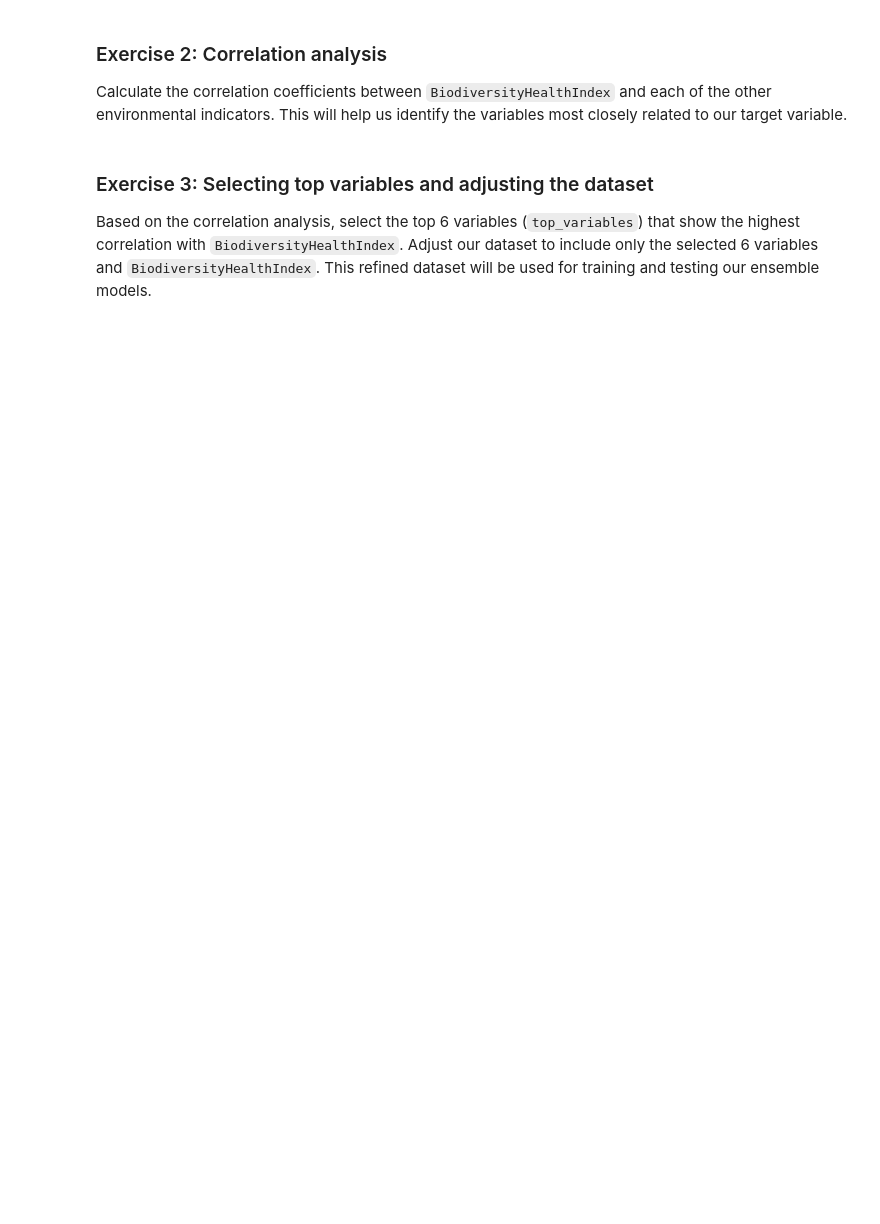
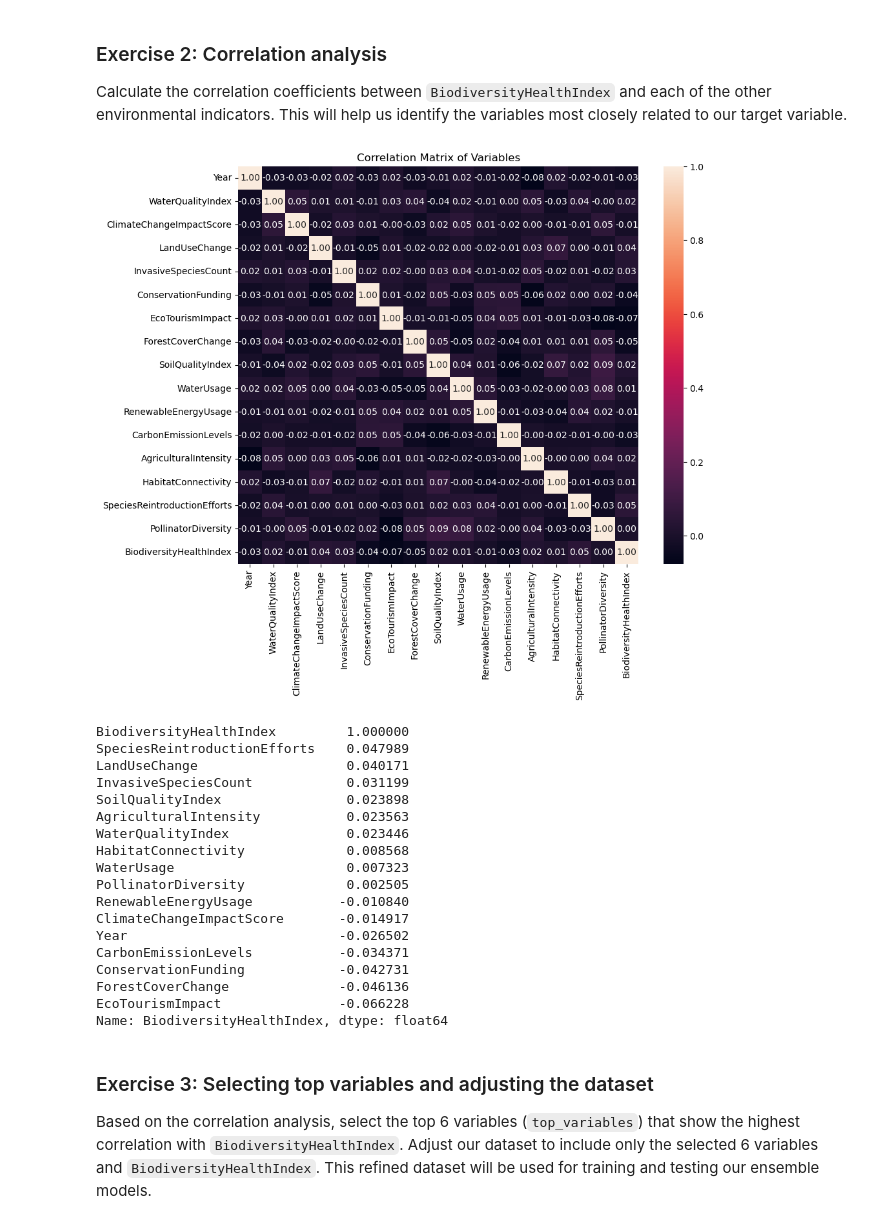
Before and after one commit to kariukikihoro/Regression-work, a Jupyter notebook: Ensemble_methods_exercise.ipynb, the cells around one changed output. Drawn from its saved outputs; the diff is of its cells as text; code cells hidden in the pictures; blank space fills up the shorter version.

```diff
--- a/Ensemble_methods_exercise.ipynb
+++ b/Ensemble_methods_exercise.ipynb
@@ -62,6 +72,37 @@ plot.hist
 Calculate the correlation coefficients between `BiodiversityHealthIndex` and each of the other environmental indicators. This will help us identify the variables most closely related to our target variable.
 # %%
 # your code here
+corr_matrix = df.corr()
+
+# Visualize the correlation matrix
+plt.figure(figsize=(10, 8))
+sns.heatmap(corr_matrix, annot=True, fmt=".2f")
+plt.title('Correlation Matrix of Variables')
+plt.show()
+
+# Focus on correlations with BiodiversityHealthIndex
+bhi_corr = corr_matrix['BiodiversityHealthIndex'].sort_values(ascending=False)
+print(bhi_corr)
+# %% [output]
+[figure, added]
+BiodiversityHealthIndex         1.000000
+SpeciesReintroductionEfforts    0.047989
+LandUseChange                   0.040171
+InvasiveSpeciesCount            0.031199
+SoilQualityIndex                0.023898
+AgriculturalIntensity           0.023563
+WaterQualityIndex               0.023446
+HabitatConnectivity             0.008568
+WaterUsage                      0.007323
+PollinatorDiversity             0.002505
+RenewableEnergyUsage           -0.010840
+ClimateChangeImpactScore       -0.014917
+Year                           -0.026502
+CarbonEmissionLevels           -0.034371
+ConservationFunding            -0.042731
+ForestCoverChange              -0.046136
+EcoTourismImpact               -0.066228
+Name: BiodiversityHealthIndex, dtype: float64
 # %% [markdown]
 ### Exercise 3: Selecting top variables and adjusting the dataset
 Based on the correlation analysis, select the top 6 variables (`top_variables`) that show the highest correlation with `BiodiversityHealthIndex`. Adjust our dataset to include only the selected 6 variables and `BiodiversityHealthIndex`. This refined dataset will be used for training and testing our ensemble models.
```
Also changed, not shown: parts of 6 cells of this notebook.
